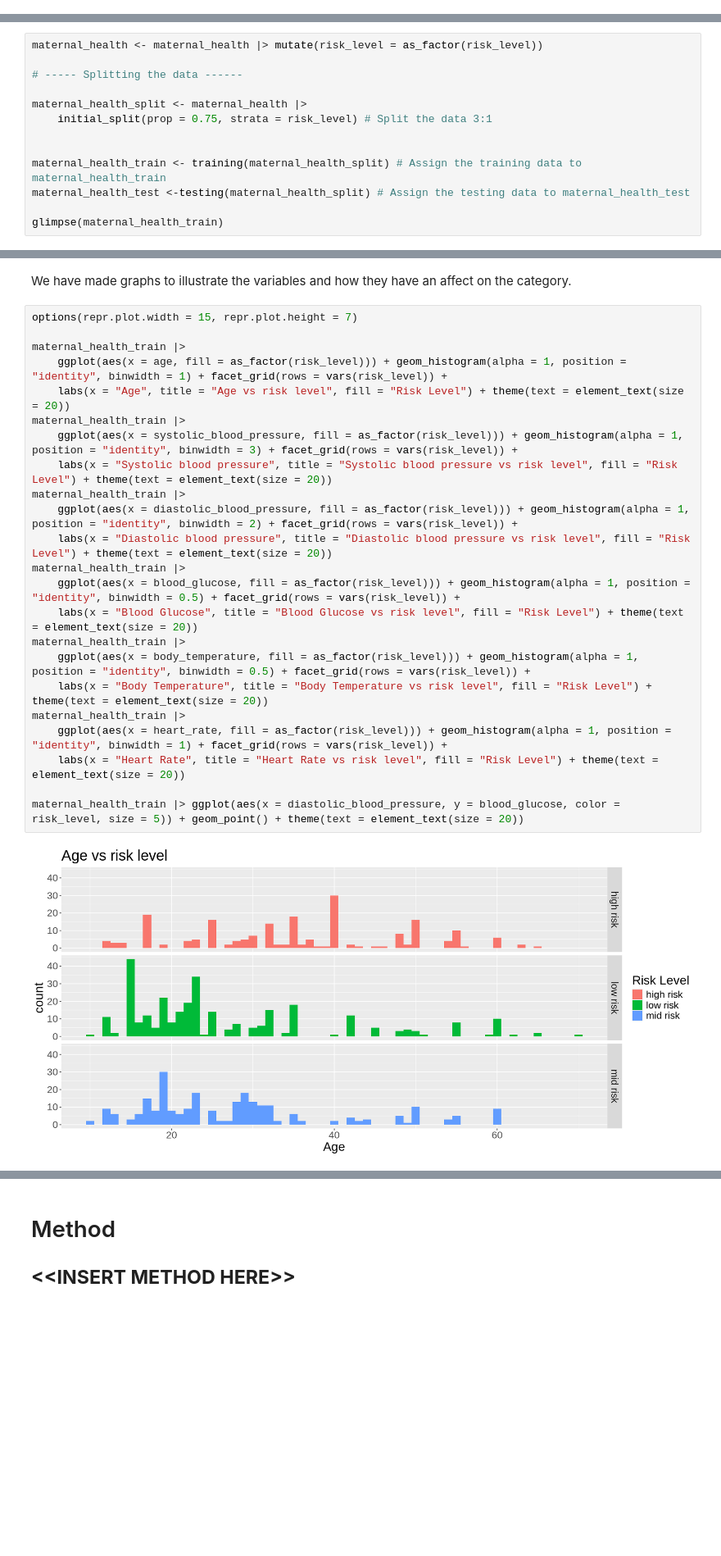
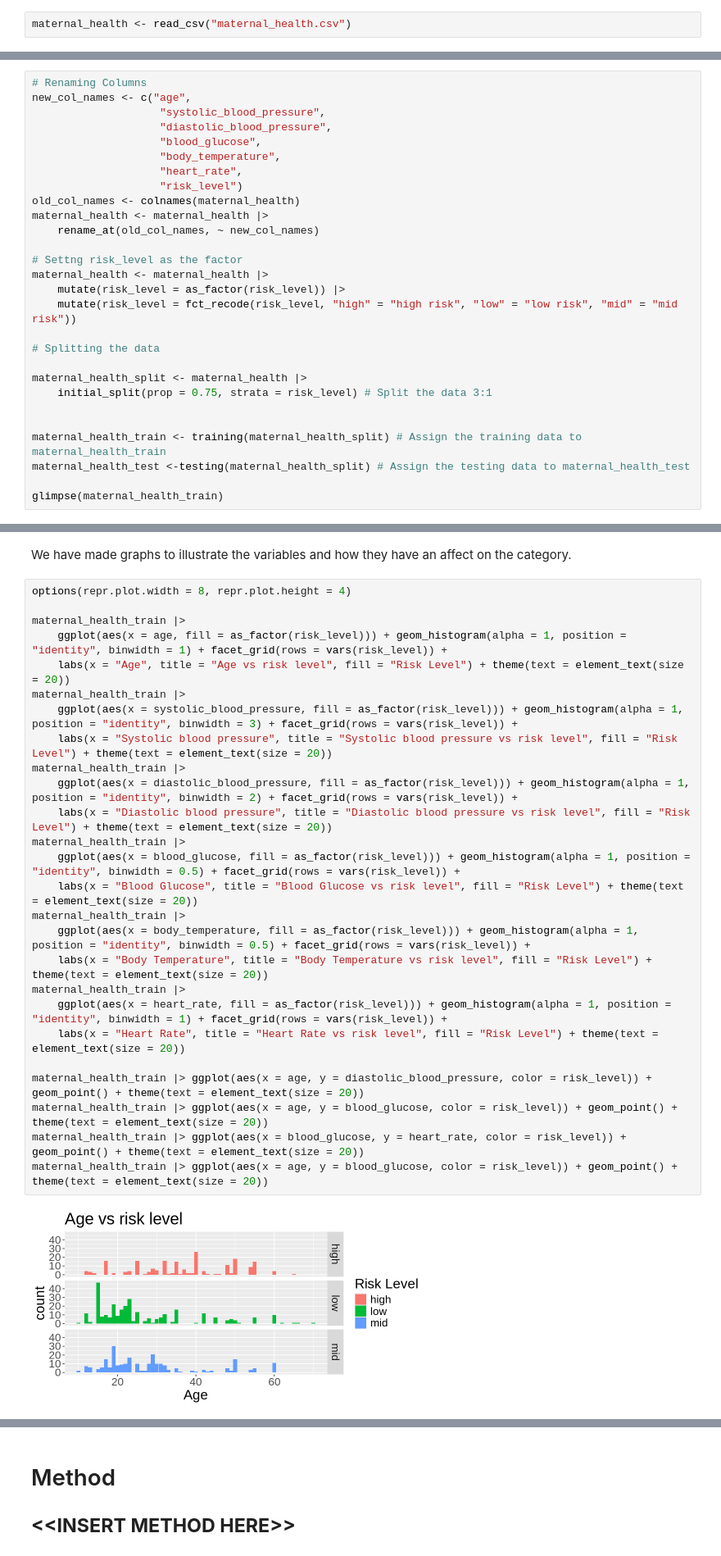
Before and after one commit to s-zainali/dsci100_005_008-group-project, a Jupyter notebook: proposal.ipynb, the cells around one changed output, grey strips where cells are left out. Shown: that part at 82% size. Saved outputs shown, nothing was run; the diff lists cells and outputs as text; blank space fills up the shorter version.

```diff
--- a/proposal.ipynb
+++ b/proposal.ipynb
@@ -103,0 +96,2 @@ dbl (6): age, systolic_blood_pressure, diastolic_blood_pressure, blood_gluco...
+# %%
+maternal_health <- read_csv("maternal_health.csv")
@@ -120,9 +123,24 @@ Our dataset is already in a clean format, but to get it ready for training we ha
 
 We will split the data into two parts. 75% will be used as training data and 25% will be used as test data.
 # %%
-maternal_health <- maternal_health |> mutate(risk_level = as_factor(risk_level))
+# Renaming Columns
+new_col_names <- c("age",
+                    "systolic_blood_pressure",
+                    "diastolic_blood_pressure",
+                    "blood_glucose",
+                    "body_temperature",
+                    "heart_rate",
+                    "risk_level")
+old_col_names <- colnames(maternal_health)
+maternal_health <- maternal_health |>
+    rename_at(old_col_names, ~ new_col_names)
 
-# ----- Splitting the data ------
+# Settng risk_level as the factor
+maternal_health <- maternal_health |>
+    mutate(risk_level = as_factor(risk_level)) |>
+    mutate(risk_level = fct_recode(risk_level, "high" = "high risk", "low" = "low risk", "mid" = "mid risk"))
+
+# Splitting the data
 
 maternal_health_split <- maternal_health |>
     initial_split(prop = 0.75, strata = risk_level) # Split the data 3:1
@@ -182,27 +200,30 @@ A tibble: 1 × 6
 # %% [markdown]
 We have made graphs to illustrate the variables and how they have an affect on the category.
 # %%
-options(repr.plot.width = 15, repr.plot.height = 7)
+options(repr.plot.width = 8, repr.plot.height = 4)
 
 maternal_health_train |>
     ggplot(aes(x = age, fill = as_factor(risk_level))) + geom_histogram(alpha = 1, position = "identity", binwidth = 1) + facet_grid(rows = vars(risk_level)) +
     labs(x = "Age", title = "Age vs risk level", fill = "Risk Level") + theme(text = element_text(size = 20))
 maternal_health_train |>
     ggplot(aes(x = systolic_blood_pressure, fill = as_factor(risk_level))) + geom_histogram(alpha = 1, position = "identity", binwidth = 3) + facet_grid(rows = vars(risk_level)) +
     labs(x = "Systolic blood pressure", title = "Systolic blood pressure vs risk level", fill = "Risk Level") + theme(text = element_text(size = 20))
 maternal_health_train |>
     ggplot(aes(x = diastolic_blood_pressure, fill = as_factor(risk_level))) + geom_histogram(alpha = 1, position = "identity", binwidth = 2) + facet_grid(rows = vars(risk_level)) +
     labs(x = "Diastolic blood pressure", title = "Diastolic blood pressure vs risk level", fill = "Risk Level") + theme(text = element_text(size = 20))
 maternal_health_train |>
     ggplot(aes(x = blood_glucose, fill = as_factor(risk_level))) + geom_histogram(alpha = 1, position = "identity", binwidth = 0.5) + facet_grid(rows = vars(risk_level)) +
     labs(x = "Blood Glucose", title = "Blood Glucose vs risk level", fill = "Risk Level") + theme(text = element_text(size = 20))
 maternal_health_train |>
     ggplot(aes(x = body_temperature, fill = as_factor(risk_level))) + geom_histogram(alpha = 1, position = "identity", binwidth = 0.5) + facet_grid(rows = vars(risk_level)) +
     labs(x = "Body Temperature", title = "Body Temperature vs risk level", fill = "Risk Level") + theme(text = element_text(size = 20))
 maternal_health_train |>
     ggplot(aes(x = heart_rate, fill = as_factor(risk_level))) + geom_histogram(alpha = 1, position = "identity", binwidth = 1) + facet_grid(rows = vars(risk_level)) +
     labs(x = "Heart Rate", title = "Heart Rate vs risk level", fill = "Risk Level") + theme(text = element_text(size = 20))
 
-maternal_health_train |> ggplot(aes(x = diastolic_blood_pressure, y = blood_glucose, color = risk_level, size = 5)) + geom_point() + theme(text = element_text(size = 20))
+maternal_health_train |> ggplot(aes(x = age, y = diastolic_blood_pressure, color = risk_level)) + geom_point() + theme(text = element_text(size = 20))
+maternal_health_train |> ggplot(aes(x = age, y = blood_glucose, color = risk_level)) + geom_point() + theme(text = element_text(size = 20))
+maternal_health_train |> ggplot(aes(x = blood_glucose, y = heart_rate, color = risk_level)) + geom_point() + theme(text = element_text(size = 20))
+maternal_health_train |> ggplot(aes(x = age, y = blood_glucose, color = risk_level)) + geom_point() + theme(text = element_text(size = 20))
 # %% [output]
-[figure, old version]
+[figure, new version]
```
Also changed, not shown: parts of 9 cells of this notebook.
